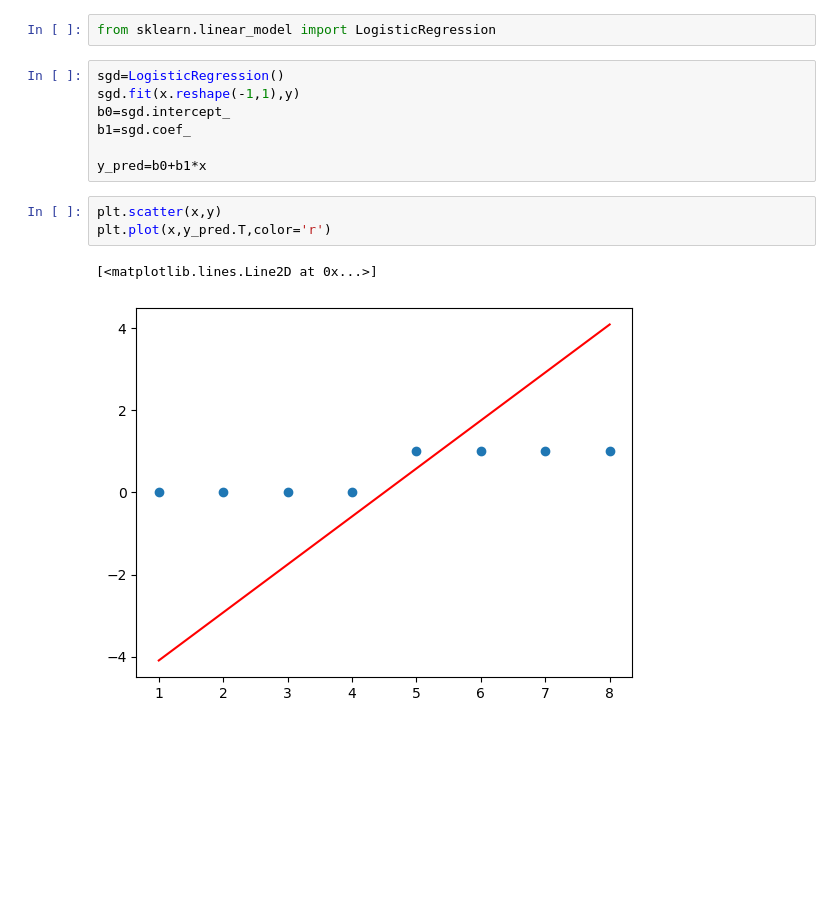
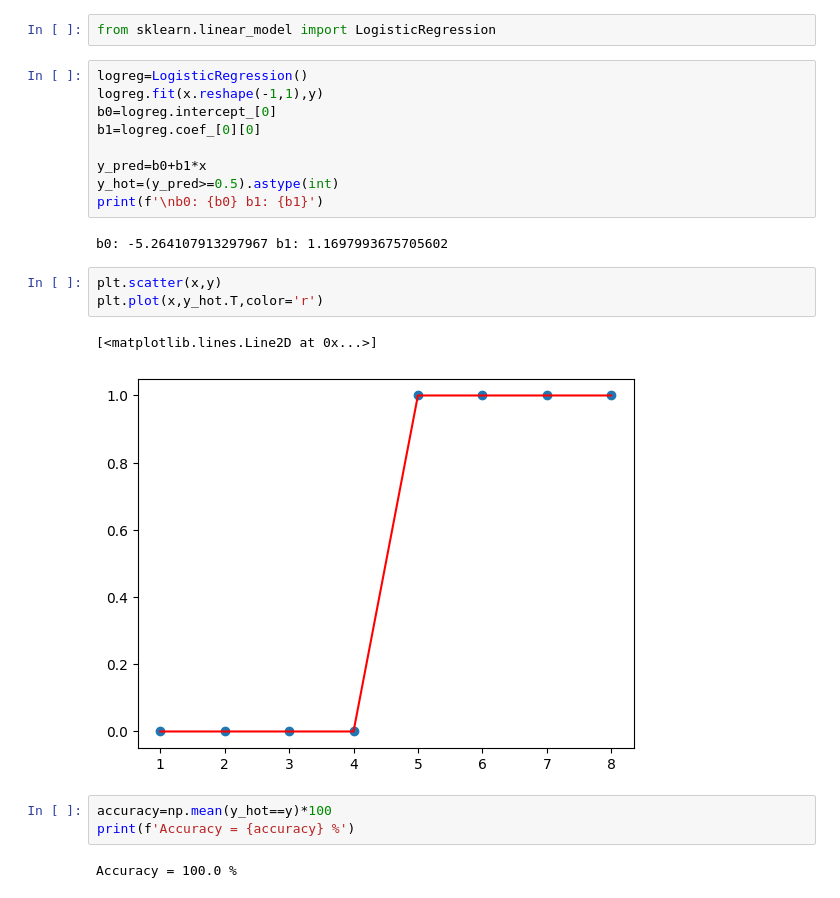
Before and after one commit to rukna40/ML_Lab, a Jupyter notebook: Lab5/Lab5.ipynb, the cells around one changed output. Saved outputs shown, nothing was run; the diff lists cells and outputs as text; blank space fills up the shorter version.

```diff
--- a/Lab5/Lab5.ipynb
+++ b/Lab5/Lab5.ipynb
@@ -177,15 +182,24 @@ plt.plot(range(1,epoch+1),costs)
 # %%
 from sklearn.linear_model import LogisticRegression
 # %%
-sgd=LogisticRegression()
-sgd.fit(x.reshape(-1,1),y)
-b0=sgd.intercept_
-b1=sgd.coef_
+logreg=LogisticRegression()
+logreg.fit(x.reshape(-1,1),y)
+b0=logreg.intercept_[0]
+b1=logreg.coef_[0][0]
 
 y_pred=b0+b1*x
+y_hot=(y_pred>=0.5).astype(int)
+print(f'\nb0: {b0} b1: {b1}')
+# %% [output]
+b0: -5.264107913297967 b1: 1.1697993675705602
 # %%
 plt.scatter(x,y)
-plt.plot(x,y_pred.T,color='r')
+plt.plot(x,y_hot.T,color='r')
 # %% [output]
 [<matplotlib.lines.Line2D at 0x...>]
-[figure, old version]
+[figure, new version]
+# %%
+accuracy=np.mean(y_hot==y)*100
+print(f'Accuracy = {accuracy} %')
+# %% [output]
+Accuracy = 100.0 %
```
Also changed, not shown: parts of 19 cells of this notebook, 3 other files.
